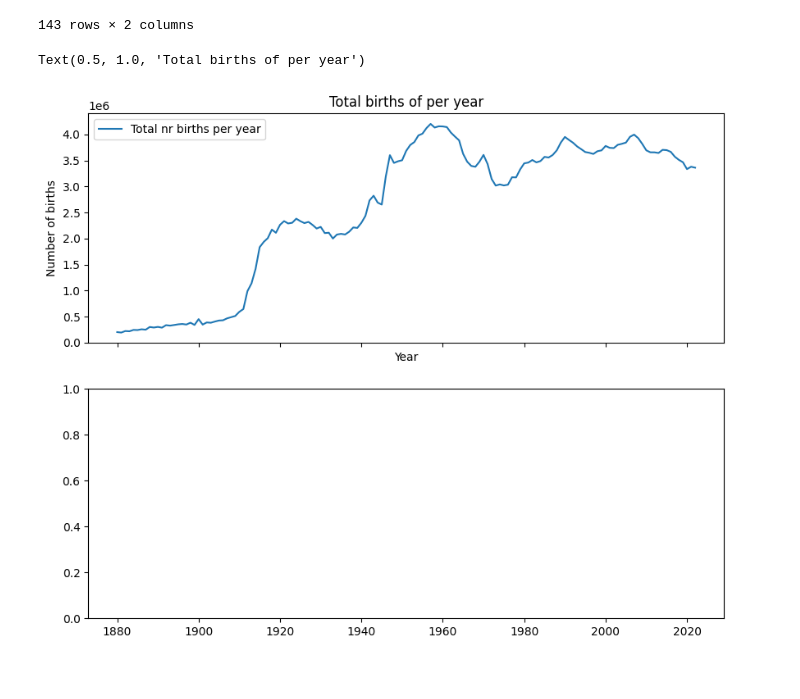
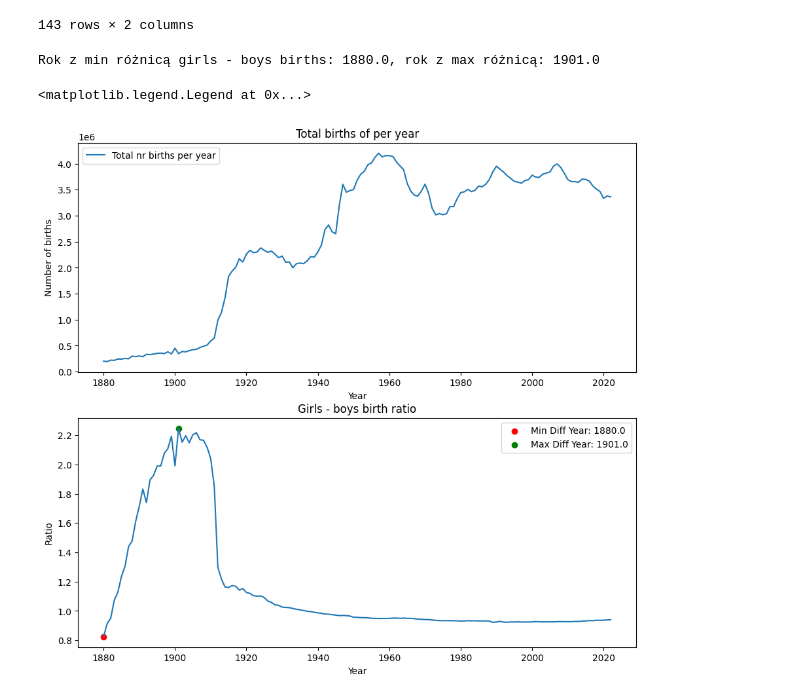
Before and after one commit to AgniechaP/EAD_project_1, a Jupyter notebook: Projekt.ipynb, the cells around one changed output. Drawn from its saved outputs; the diff is of its cells as text; code cells hidden in the pictures.

```diff
--- a/Projekt.ipynb
+++ b/Projekt.ipynb
@@ -92,14 +92,38 @@ total_births_per_year
 | 141 | 2021 | 3379713.0 |
 | 142 | 2022 | 3361896.0 |
 143 rows × 2 columns
+# %%
+# stosunek liczby narodzin dziewczynek do liczby narodzin chłopców w każdym roku (wykres na dole)
+births_per_year_female_male = all_data.pivot(index=['Year', 'Name'], columns='Sex', values='Count').fillna(0).reset_index()
+births_per_year_female_male_sum = births_per_year_female_male[['Year', 'F', 'M']].groupby(['Year'], as_index=False).sum()
+births_per_year_female_male_sum['Ratio'] = births_per_year_female_male_sum['F']/births_per_year_female_male_sum['M']
+
+# Najmniejsza i największa różnica między chłopcami a dziewczynkami
+min_diff_year = births_per_year_female_male_sum.loc[births_per_year_female_male_sum['Ratio'].idxmin()]['Year']
+max_diff_year = births_per_year_female_male_sum.loc[births_per_year_female_male_sum['Ratio'].idxmax()]['Year']
+print(f"Rok z min różnicą girls - boys births: {min_diff_year}, rok z max różnicą: {max_diff_year}")
+# %% [output]
+Rok z min różnicą girls - boys births: 1880.0, rok z max różnicą: 1901.0
 # %%
-fig, axes = plt.subplots(nrows=2, ncols=1, sharex=True, sharey = False, figsize=(10, 8))
+fig, axes = plt.subplots(nrows=2, ncols=1, sharex=False, sharey = False, figsize=(11, 10))
 
 axes[0].plot(total_births_per_year['Year'], total_births_per_year['Total_birth_fm'])
 axes[0].set_ylabel('Number of births')
 axes[0].set_xlabel('Year')
 axes[0].legend(['Total nr births per year'], loc='upper left')
 axes[0].set_title('Total births of per year')
+
+axes[1].plot(births_per_year_female_male_sum['Year'], births_per_year_female_male_sum['Ratio'])
+axes[1].set_ylabel('Ratio')
+axes[1].set_xlabel('Year')
+axes[1].set_title('Girls - boys birth ratio')
+
+# Zaznaczenie min_diff i max_diff
+axes[1].scatter(min_diff_year, births_per_year_female_male_sum.loc[births_per_year_female_male_sum['Year'] == min_diff_year]['Ratio'].values[0],
+               color='red', marker='o', label=f'Min Diff Year: {min_diff_year}')
+axes[1].scatter(max_diff_year, births_per_year_female_male_sum.loc[births_per_year_female_male_sum['Year'] == max_diff_year]['Ratio'].values[0],
+               color='green', marker='o', label=f'Max Diff Year: {max_diff_year}')
+axes[1].legend()
 # %% [output]
-Text(0.5, 1.0, 'Total births of per year')
+<matplotlib.legend.Legend at 0x...>
-[figure, old version]
+[figure, new version]
```
Also changed, not shown: parts of 1 cell of this notebook.
